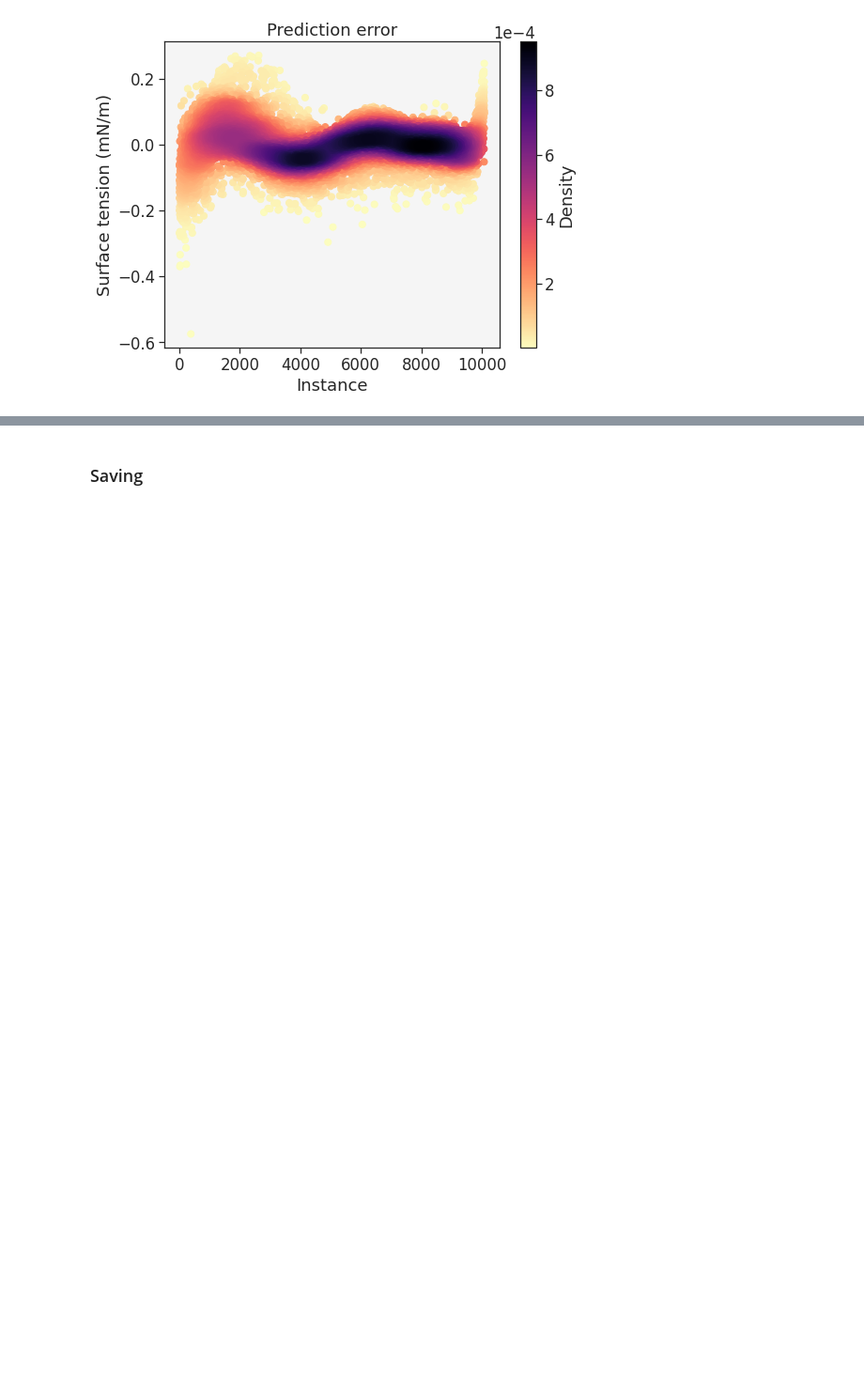
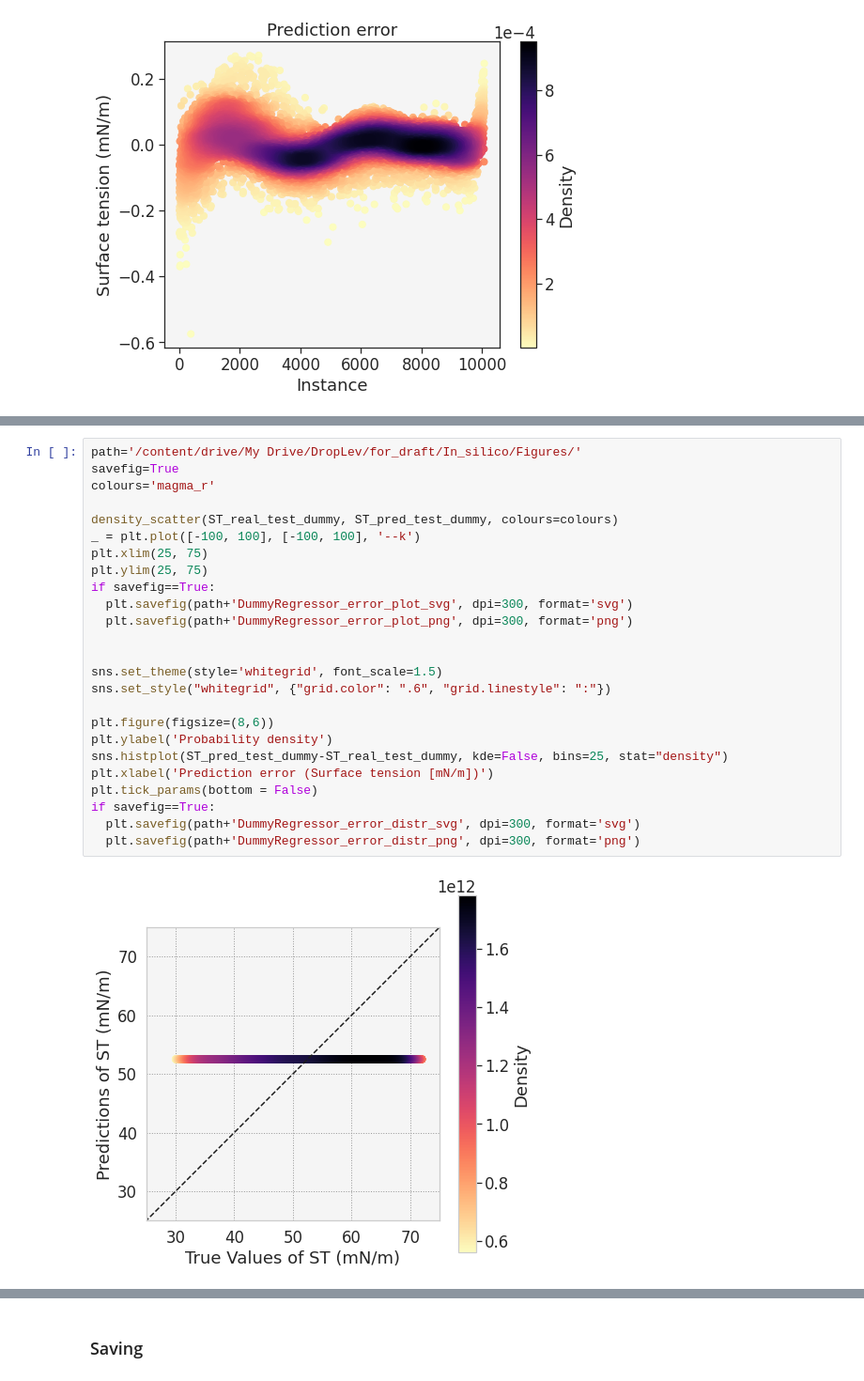
Before and after one commit to sargyri/Drop_Lev, a Jupyter notebook: Machine_learning/ML_for ST_determination_on_theoretical_data.ipynb, the cells around one changed output, grey strips where cells are left out. Shown at 94% size. Saved outputs shown, nothing was run; the diff lists cells and outputs as text; blank space fills up the shorter version.

Commit message:
DummyRegressor added

```diff
--- a/Machine_learning/ML_for ST_determination_on_theoretical_data.ipynb
+++ b/Machine_learning/ML_for ST_determination_on_theoretical_data.ipynb
@@ -1399,0 +1431,27 @@ if savefig==True:
+# %%
+path='/content/drive/My Drive/DropLev/for_draft/In_silico/Figures/'
+savefig=True
+colours='magma_r'
+
+density_scatter(ST_real_test_dummy, ST_pred_test_dummy, colours=colours)
+_ = plt.plot([-100, 100], [-100, 100], '--k')
+plt.xlim(25, 75)
+plt.ylim(25, 75)
+if savefig==True:
+  plt.savefig(path+'DummyRegressor_error_plot_svg', dpi=300, format='svg')
+  plt.savefig(path+'DummyRegressor_error_plot_png', dpi=300, format='png')
+
+
+sns.set_theme(style='whitegrid', font_scale=1.5)
+sns.set_style("whitegrid", {"grid.color": ".6", "grid.linestyle": ":"})
+
+plt.figure(figsize=(8,6))
+plt.ylabel('Probability density')
+sns.histplot(ST_pred_test_dummy-ST_real_test_dummy, kde=False, bins=25, stat="density")
+plt.xlabel('Prediction error (Surface tension [mN/m])')
+plt.tick_params(bottom = False)
+if savefig==True:
+  plt.savefig(path+'DummyRegressor_error_distr_svg', dpi=300, format='svg')
+  plt.savefig(path+'DummyRegressor_error_distr_png', dpi=300, format='png')
+# %% [output]
+[figure, added]
```
Also changed, not shown: parts of 3 cells of this notebook.
